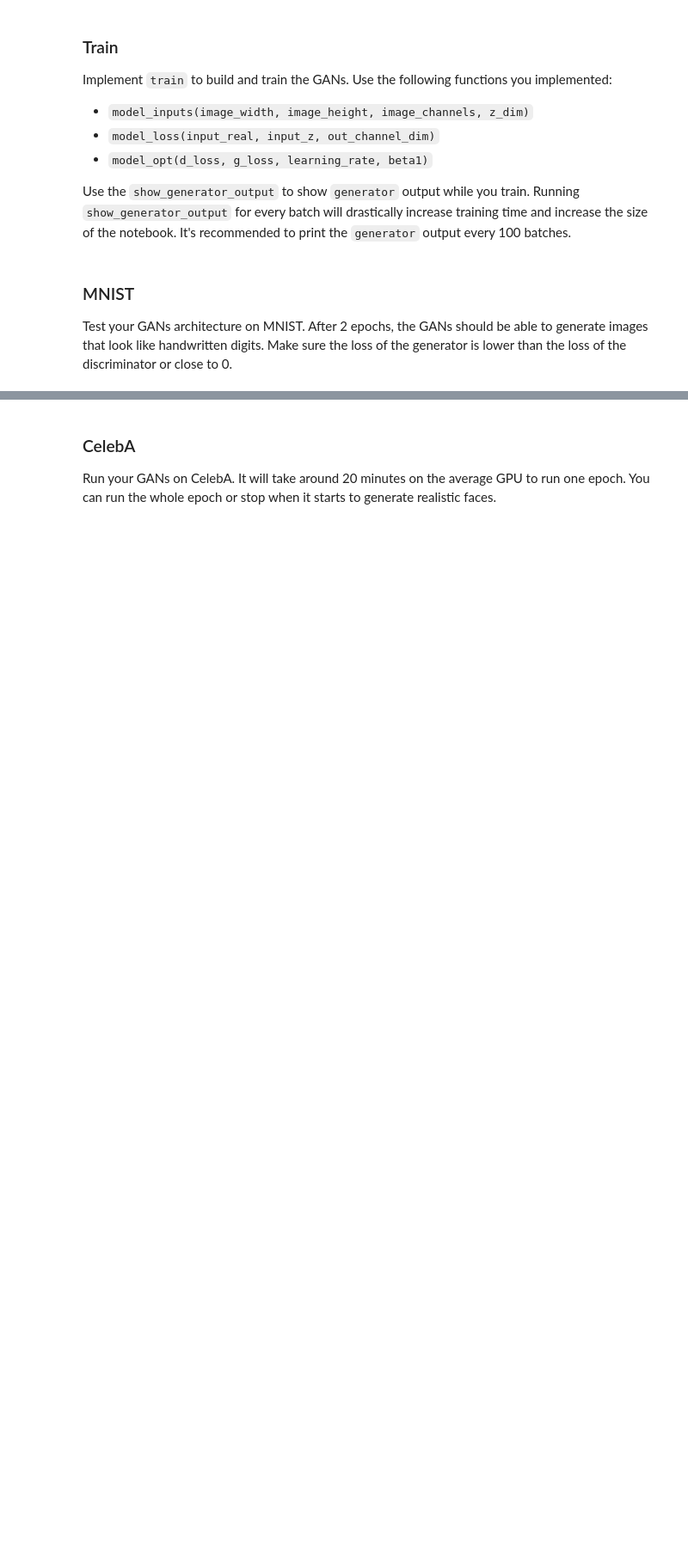
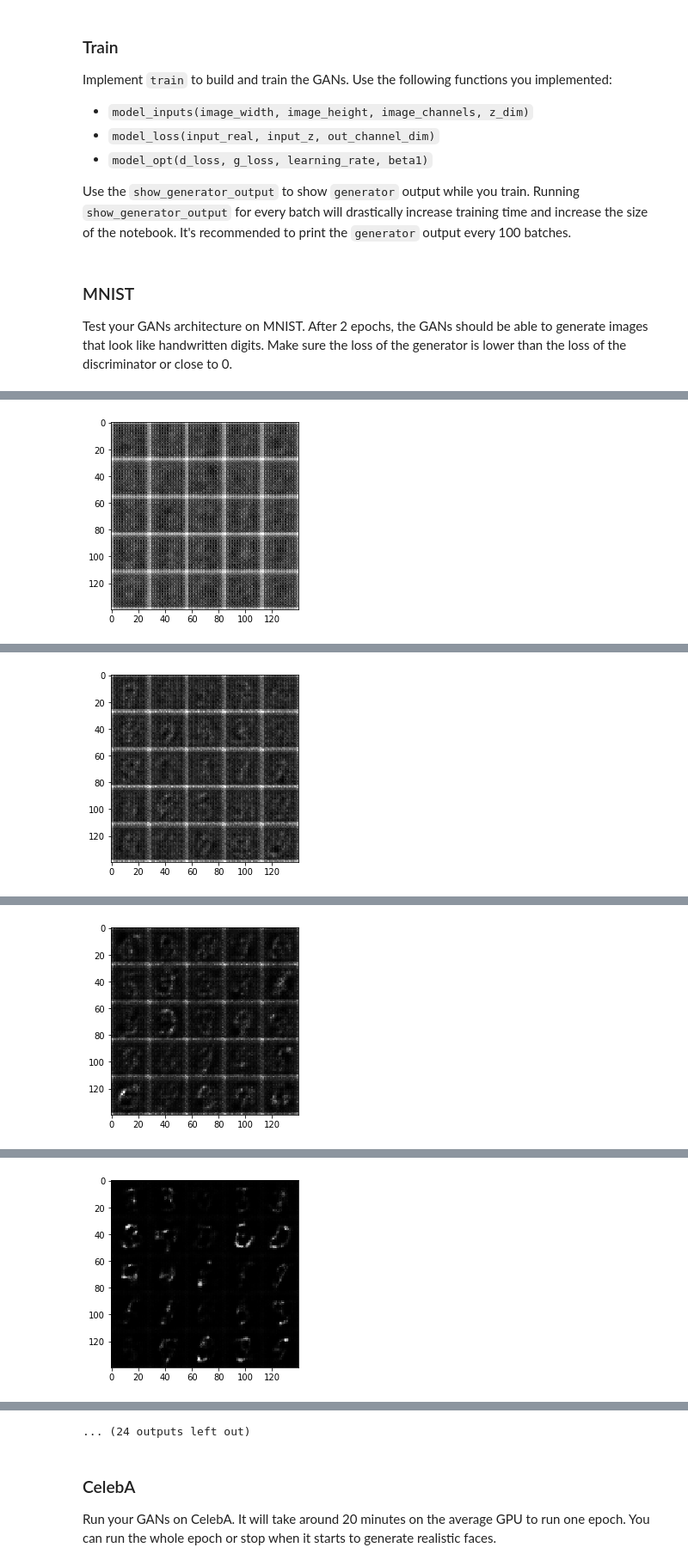
Before and after one commit to MichaelGradek/udacity-deeplearning-nanodegree-project-4, a Jupyter notebook: dlnd_face_generation.ipynb, the cells around one changed output, grey strips where cells are left out. Shown at 86% size. Cells and saved outputs as stored; diff of their text form; code cells hidden in the pictures; blank space fills up the shorter version.

```diff
--- a/dlnd_face_generation.ipynb
+++ b/dlnd_face_generation.ipynb
@@ -338,7 +339,7 @@ Implement `train` to build and train the GANs.  Use the following functions you
 
 Use the `show_generator_output` to show `generator` output while you train. Running `show_generator_output` for every batch will drastically increase training time and increase the size of the notebook.  It's recommended to print the `generator` output every 100 batches.
 # %%
-def train(epoch_count, batch_size, z_dim, learning_rate, beta1, get_batches, data_shape, data_image_mode):
+def train(epoch_count, batch_size, z_dim, learning_rate, beta1, get_batches, data_shape, data_image_mode, l_relu_alpha):
     """
     Train the GAN
     :param epoch_count: Number of epochs
@@ -361,7 +362,7 @@ def train(epoch_count, batch_size, z_dim, learning_rate, beta1, get_batches, dat
     d_loss, g_loss = model_loss(input_real=input_real,
                                 input_z=input_z,
                                 out_channel_dim=out_channel_dim,
-                                alpha=0.02)
+                                alpha=l_relu_alpha)
 
     d_opt, g_opt = model_opt(d_loss=d_loss,
                              g_loss=g_loss,
@@ -375,7 +376,6 @@ def train(epoch_count, batch_size, z_dim, learning_rate, beta1, get_batches, dat
         for epoch_i in range(epoch_count):
             for batch_images in get_batches(batch_size):
                 # TODO: Train Model
-                steps += 1
 
                 # Rescale image inputs to -1, 1
                 batch_images *= 2
@@ -396,19 +396,17 @@ def train(epoch_count, batch_size, z_dim, learning_rate, beta1, get_batches, dat
                           "Generator Loss: {:.4f}".format(train_loss_g))
 
                     show_generator_output(sess, 25, input_z, data_shape[3], data_image_mode)
+
+                steps += 1
 # %% [markdown]
 ### MNIST
 Test your GANs architecture on MNIST.  After 2 epochs, the GANs should be able to generate images that look like handwritten digits.  Make sure the loss of the generator is lower than the loss of the discriminator or close to 0.
 # %%
-batch_size = None
-z_dim = None
-learning_rate = None
-beta1 = None
-
 batch_size = 64
 z_dim = 100
 learning_rate = 0.0001
 beta1 = 0.5
+l_relu_alpha = 0.02
 
 """
 DON'T MODIFY ANYTHING IN THIS CELL THAT IS BELOW THIS LINE
@@ -418,5 +416,5 @@ epochs = 2
 mnist_dataset = helper.Dataset('mnist', glob(os.path.join(data_dir, 'mnist/*.jpg')))
 with tf.Graph().as_default():
     train(epochs, batch_size, z_dim, learning_rate, beta1, mnist_dataset.get_batches,
-          mnist_dataset.shape, mnist_dataset.image_mode)
+          mnist_dataset.shape, mnist_dataset.image_mode, l_relu_alpha)
 # %% [output]
@@ -423,0 +422 @@ TypeError: Cannot interpret feed_dict key as Tensor: Can not convert a float int
+[figure, added]
@@ -423,0 +424 @@ TypeError: Cannot interpret feed_dict key as Tensor: Can not convert a float int
+[figure, added]
@@ -423,0 +426 @@ TypeError: Cannot interpret feed_dict key as Tensor: Can not convert a float int
+[figure, added]
@@ -423,0 +428 @@ TypeError: Cannot interpret feed_dict key as Tensor: Can not convert a float int
+[figure, added]
@@ -424,3 +433,4 @@ TypeError: Cannot interpret feed_dict key as Tensor: Can not convert a float int
+... (24 outputs left out)
 # %% [markdown]
 ### CelebA
 Run your GANs on CelebA.  It will take around 20 minutes on the average GPU to run one epoch.  You can run the whole epoch or stop when it starts to generate realistic faces.
```
Also changed, not shown: parts of 5 cells of this notebook.
